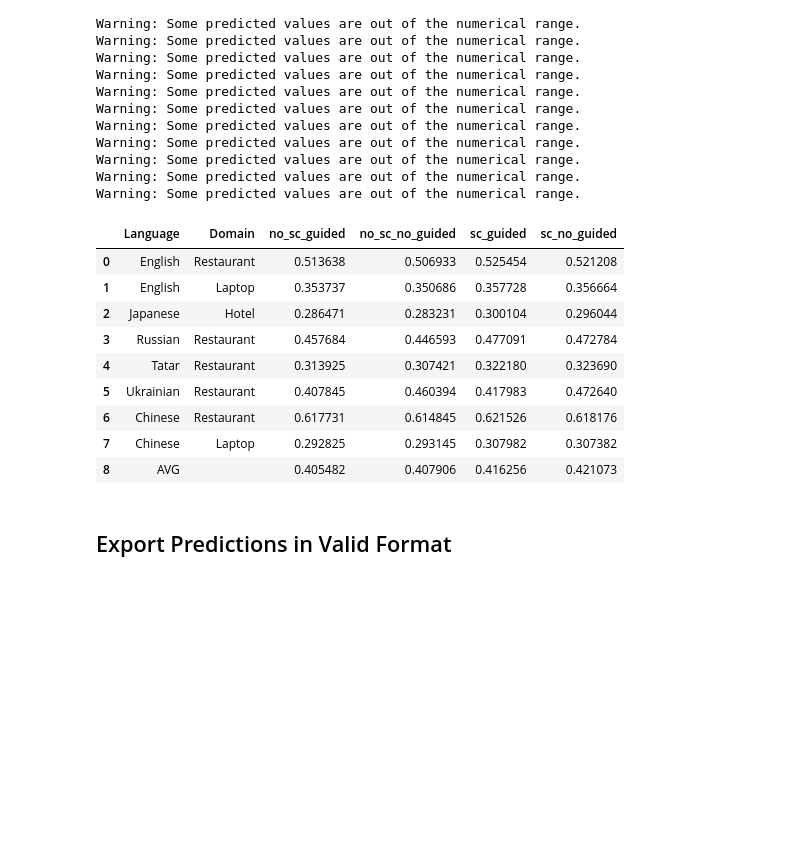
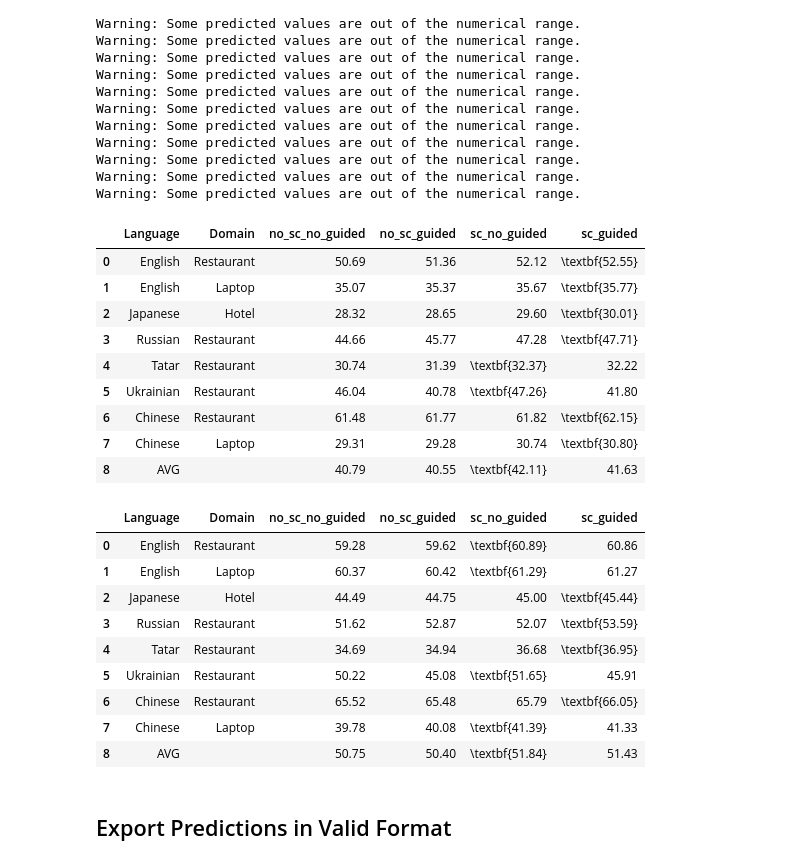
Before and after one commit to NilsHellwig/nchellwig-dimabsa, a Jupyter notebook: results_analysis.ipynb, the cells around one changed output. Cells and saved outputs as stored; diff of their text form; code cells hidden in the pictures; blank space fills up the shorter version.

```diff
--- a/results_analysis.ipynb
+++ b/results_analysis.ipynb
@@ -117,15 +118,47 @@ Warning: Some predicted values are out of the numerical range.
 Warning: Some predicted values are out of the numerical range.
 Warning: Some predicted values are out of the numerical range.
 # %%
-df_subtask3_train_split
+def format_table_for_latex(df):
+    df_latex = df.copy()
+
+    # Format numbers as percentages with two decimal places and *100 multiplication
+    for col in ["no_sc_guided", "no_sc_no_guided", "sc_guided", "sc_no_guided"]:
+        df_latex[col] = df_latex[col].apply(lambda x: f"{x*100:.2f}" if pd.notna(x) else "N/A")
+
+    # mark the best strategy in bold for each row
+    for index, row in df_latex.iterrows():
+        strategies = {
+            "no_sc_no_guided": float(row["no_sc_no_guided"]) if row["no_sc_no_guided"] != "N/A" else -1,
+            "no_sc_guided": float(row["no_sc_guided"]) if row["no_sc_guided"] != "N/A" else -1,
+            "sc_no_guided": float(row["sc_no_guided"]) if row["sc_no_guided"] != "N/A" else -1,
+            "sc_guided": float(row["sc_guided"]) if row["sc_guided"] != "N/A" else -1,
+        }
+        best_strategy = max(strategies, key=strategies.get)
+        if strategies[best_strategy] != -1:
+            df_latex.at[index, best_strategy] = f"\\textbf{{{df_latex.at[index, best_strategy]}}}"
+
+    return df_latex
+
+display(format_table_for_latex(df_subtask3_train_split))
+display(format_table_for_latex(df_subtask2_train_split))
 # %% [output]
-|  | Language | Domain | no_sc_guided | no_sc_no_guided | sc_guided | sc_no_guided |
-| 0 | English | Restaurant | 0.513638 | 0.506933 | 0.525454 | 0.521208 |
-| 1 | English | Laptop | 0.353737 | 0.350686 | 0.357728 | 0.356664 |
-| 2 | Japanese | Hotel | 0.286471 | 0.283231 | 0.300104 | 0.296044 |
-| 3 | Russian | Restaurant | 0.457684 | 0.446593 | 0.477091 | 0.472784 |
-| 4 | Tatar | Restaurant | 0.313925 | 0.307421 | 0.322180 | 0.323690 |
-| 5 | Ukrainian | Restaurant | 0.407845 | 0.460394 | 0.417983 | 0.472640 |
-| 6 | Chinese | Restaurant | 0.617731 | 0.614845 | 0.621526 | 0.618176 |
-| 7 | Chinese | Laptop | 0.292825 | 0.293145 | 0.307982 | 0.307382 |
-| 8 | AVG |  | 0.405482 | 0.407906 | 0.416256 | 0.421073 |
+|  | Language | Domain | no_sc_no_guided | no_sc_guided | sc_no_guided | sc_guided |
+| 0 | English | Restaurant | 50.69 | 51.36 | 52.12 | \textbf{52.55} |
+| 1 | English | Laptop | 35.07 | 35.37 | 35.67 | \textbf{35.77} |
+| 2 | Japanese | Hotel | 28.32 | 28.65 | 29.60 | \textbf{30.01} |
+| 3 | Russian | Restaurant | 44.66 | 45.77 | 47.28 | \textbf{47.71} |
+| 4 | Tatar | Restaurant | 30.74 | 31.39 | \textbf{32.37} | 32.22 |
+| 5 | Ukrainian | Restaurant | 46.04 | 40.78 | \textbf{47.26} | 41.80 |
+| 6 | Chinese | Restaurant | 61.48 | 61.77 | 61.82 | \textbf{62.15} |
+| 7 | Chinese | Laptop | 29.31 | 29.28 | 30.74 | \textbf{30.80} |
+| 8 | AVG |  | 40.79 | 40.55 | \textbf{42.11} | 41.63 |
+|  | Language | Domain | no_sc_no_guided | no_sc_guided | sc_no_guided | sc_guided |
+| 0 | English | Restaurant | 59.28 | 59.62 | \textbf{60.89} | 60.86 |
+| 1 | English | Laptop | 60.37 | 60.42 | \textbf{61.29} | 61.27 |
+| 2 | Japanese | Hotel | 44.49 | 44.75 | 45.00 | \textbf{45.44} |
+| 3 | Russian | Restaurant | 51.62 | 52.87 | 52.07 | \textbf{53.59} |
+| 4 | Tatar | Restaurant | 34.69 | 34.94 | 36.68 | \textbf{36.95} |
+| 5 | Ukrainian | Restaurant | 50.22 | 45.08 | \textbf{51.65} | 45.91 |
+| 6 | Chinese | Restaurant | 65.52 | 65.48 | 65.79 | \textbf{66.05} |
+| 7 | Chinese | Laptop | 39.78 | 40.08 | \textbf{41.39} | 41.33 |
+| 8 | AVG |  | 50.75 | 50.40 | \textbf{51.84} | 51.43 |
```
Also changed, not shown: parts of 4 cells of this notebook, 4 other files.
